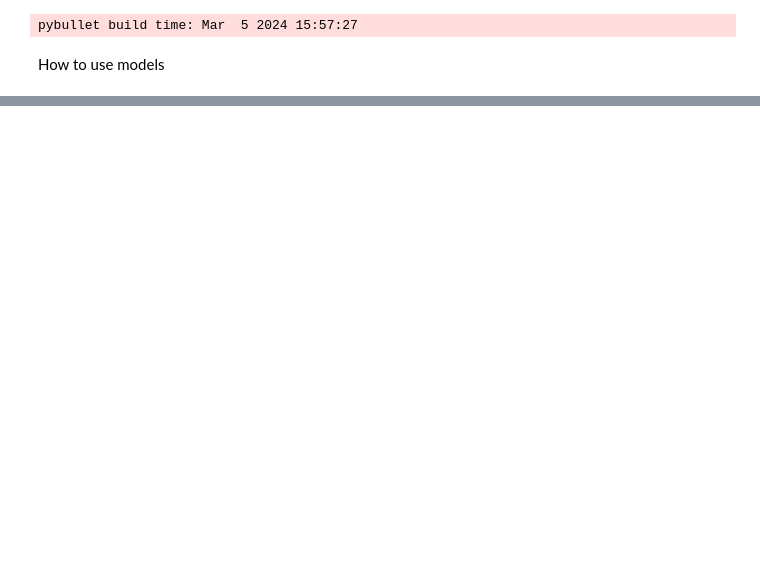
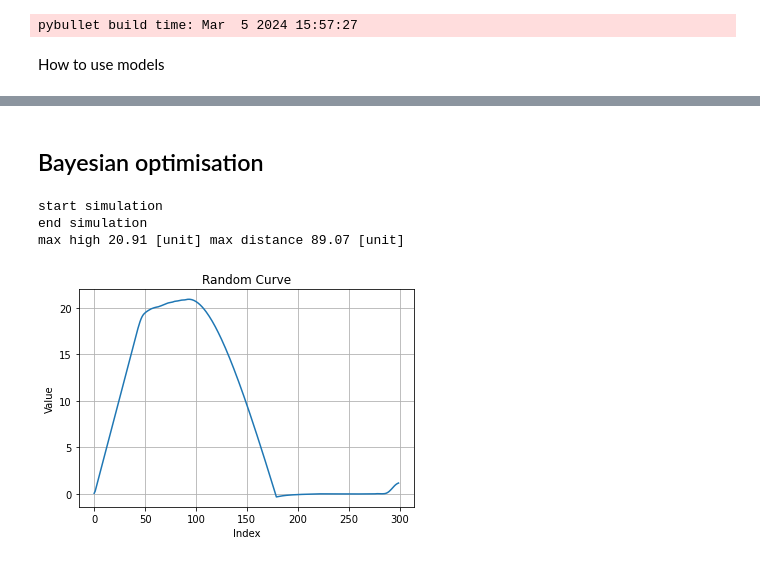
Before and after one commit to alifuatsahin/Jumping-Robot-Design, a Jupyter notebook: jumper_test/optimisation/optimisation.ipynb, the cells around one changed output, grey strips where cells are left out. Saved outputs shown, nothing was run; the diff lists cells and outputs as text; code cells hidden in the pictures; blank space fills up the shorter version.

```diff
--- a/jumper_test/optimisation/optimisation.ipynb
+++ b/jumper_test/optimisation/optimisation.ipynb
@@ -86,0 +79,27 @@ frame=   36 fps= 13 q=0.0 size=       0kB time=00:00:00.00 bitrate=N/A speed=
+# %% [markdown]
+## Bayesian optimisation
+# %%
+link3 = 0.15
+link1 = 0.02
+stiffness = 0.014
+rest = 0.17453293
+compression = 0.52359878
+# %%
+parameters = Model.Parameters([link3,
+                              link1,
+                              stiffness,
+                              rest,
+                            compression])
+
+
+robot = Model.model(parameters)
+# %%
+length = robot.simulate()
+# %% [output]
+start simulation
+end simulation
+max high 20.91 [unit] max distance 89.07 [unit]
+# %%
+robot.plot()
+# %% [output]
+[figure, added]
```
Also changed, not shown: parts of 7 cells of this notebook, 2 other files.
